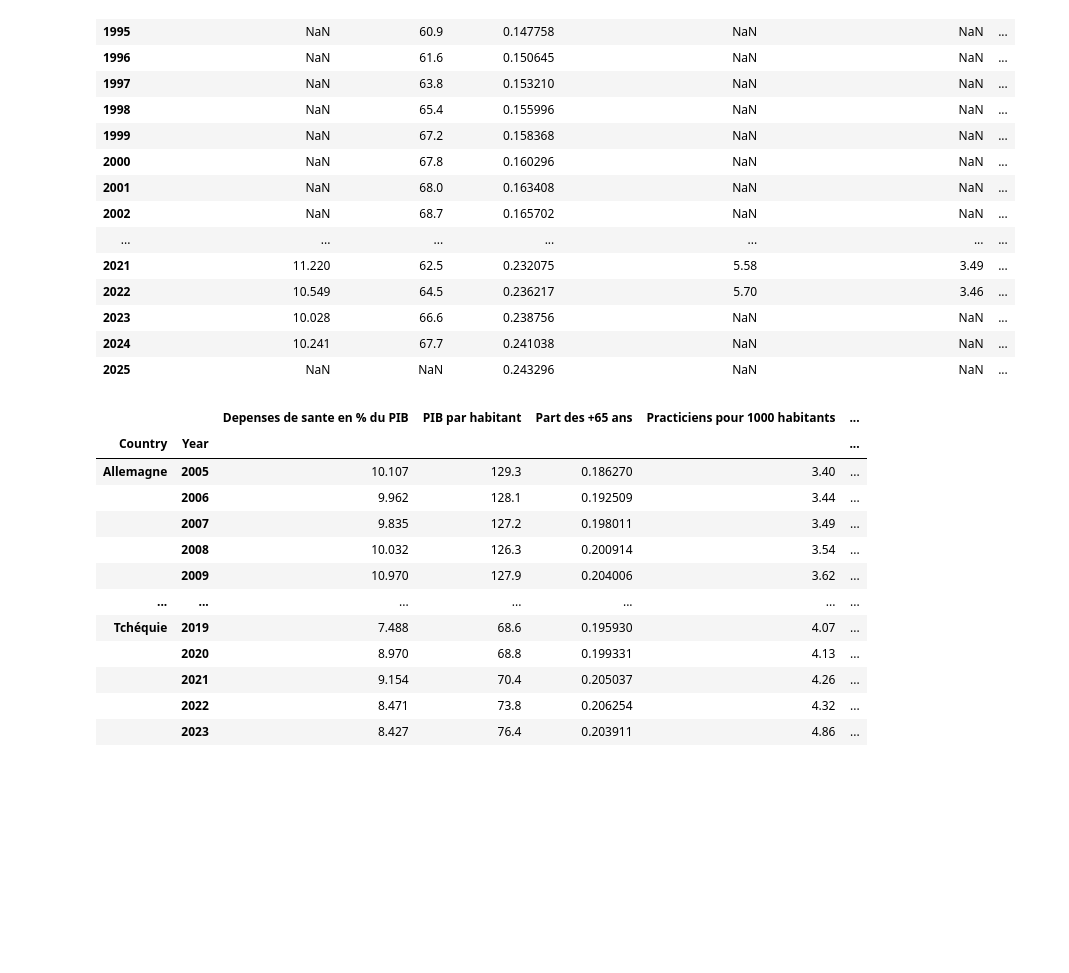
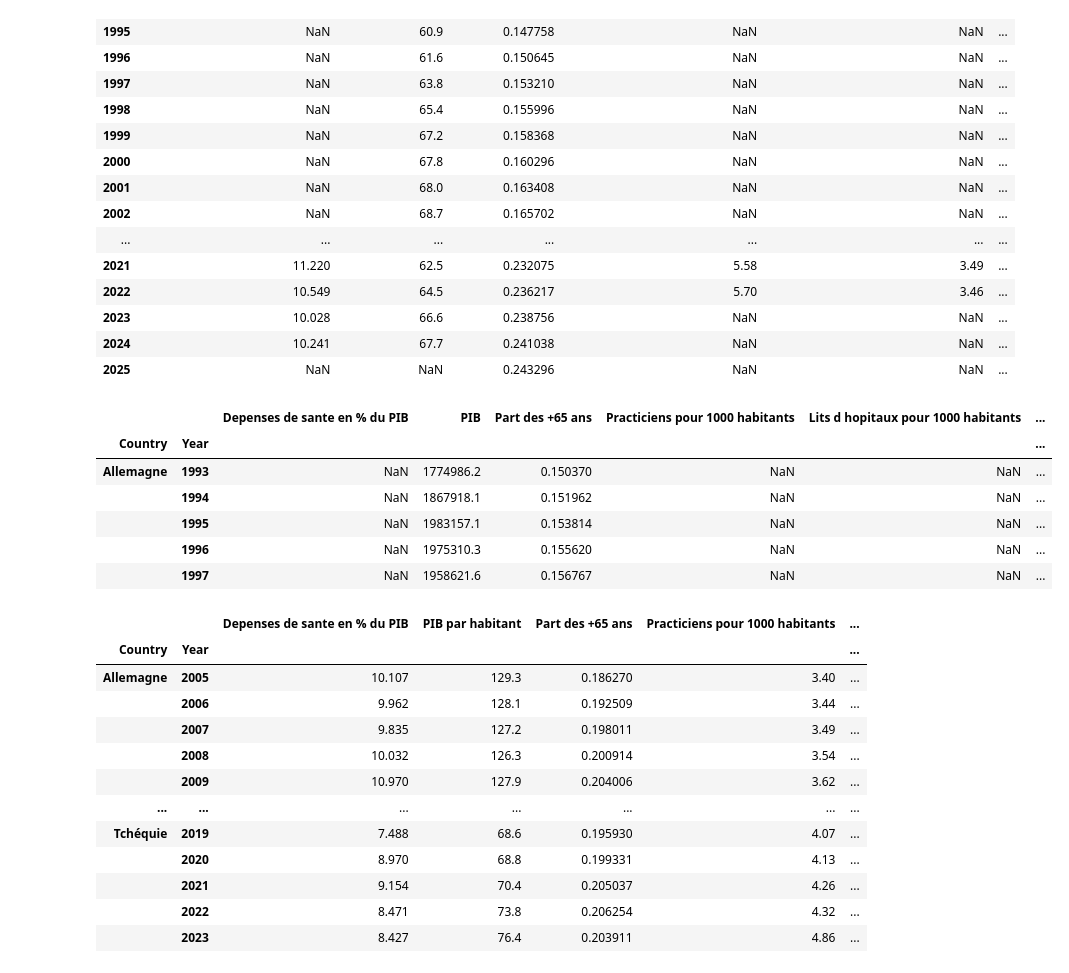
Before and after one commit to celineferbach/PESSD, a Jupyter notebook: main.ipynb, the cells around one changed output. Saved outputs shown, nothing was run; the diff lists cells and outputs as text; code cells hidden in the pictures; blank space fills up the shorter version.

```diff
--- a/main.ipynb
+++ b/main.ipynb
@@ -143,6 +145,16 @@ panel.loc['Portugal']
 | 2023 | 10.028 | 66.6 | 0.238756 | NaN | NaN | ... |
 | 2024 | 10.241 | 67.7 | 0.241038 | NaN | NaN | ... |
 | 2025 | NaN | NaN | 0.243296 | NaN | NaN | ... |
+# %%
+panel.head()
+# %% [output]
+|  |  | Depenses de sante en % du PIB | PIB | Part des +65 ans | Practiciens pour 1000 habitants | Lits d hopitaux pour 1000 habitants | ... |
+| Country | Year |  |  |  |  |  | ... |
+| Allemagne | 1993 | NaN | 1774986.2 | 0.150370 | NaN | NaN | ... |
+|  | 1994 | NaN | 1867918.1 | 0.151962 | NaN | NaN | ... |
+|  | 1995 | NaN | 1983157.1 | 0.153814 | NaN | NaN | ... |
+|  | 1996 | NaN | 1975310.3 | 0.155620 | NaN | NaN | ... |
+|  | 1997 | NaN | 1958621.6 | 0.156767 | NaN | NaN | ... |
 # %%
 annees_a_supprimer = [1993, 1994, 1995, 1996, 1997, 1998, 1999, 2000, 2001, 2002, 2003, 2004, 2024, 2025]
 panel = panel.drop(annees_a_supprimer, level='Year')
```
Also changed, not shown: parts of 9 cells of this notebook, 3 other files.
